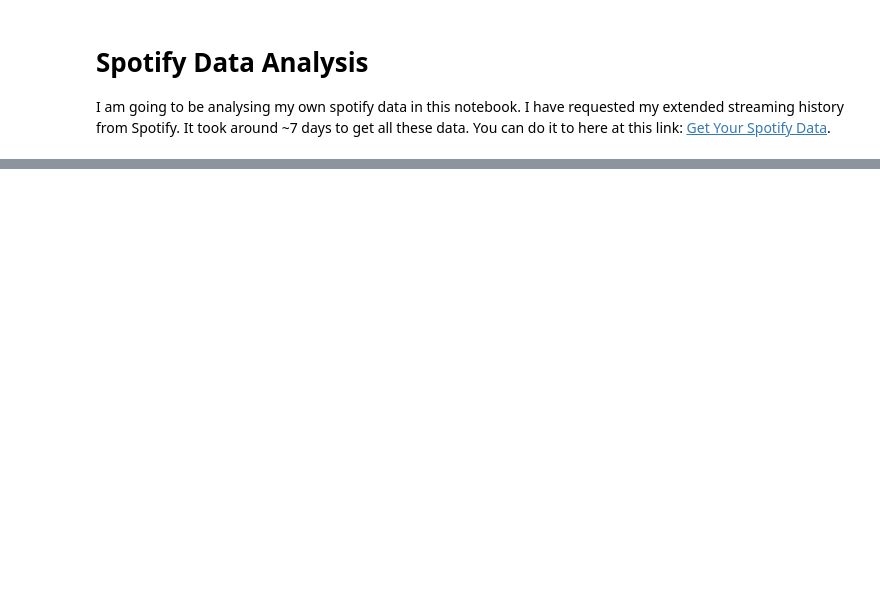
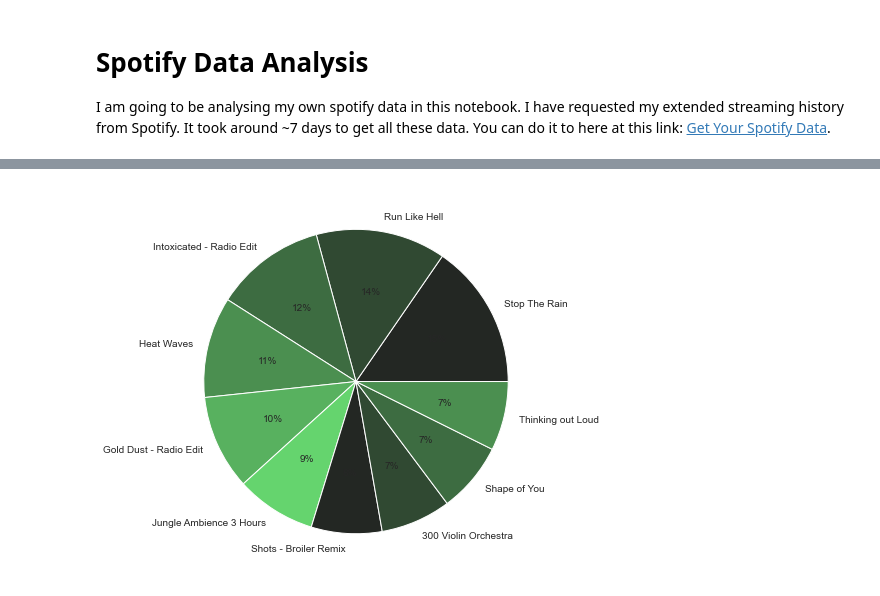
Before and after one commit to ChandlerKenworthy/SpotifyDataAnalysis, a Jupyter notebook: SpotifyAnalysis.ipynb, the cells around one changed output, grey strips where cells are left out. Saved outputs shown, nothing was run; the diff lists cells and outputs as text; code cells hidden in the pictures; blank space fills up the shorter version.

Commit message:
Basic top artist and top song analysis

```diff
--- a/SpotifyAnalysis.ipynb
+++ b/SpotifyAnalysis.ipynb
@@ -21,0 +20,19 @@ df[]
+# %%
+df = pd.DataFrame(columns=["artistName", "trackName", "endTime", "secsPlayed"])
+artists = []
+tracks = []
+endTimes = []
+sPlayed = []
+for trackItem in history:
+    artists.append(trackItem["artistName"])
+    tracks.append(trackItem["trackName"])
+    endTimes.append(trackItem["endTime"])
+    # Convert ms to seconds, most listening times should be on the order of seconds/mins
+    sPlayed.append(trackItem["msPlayed"]/1E+3)
+
+df["artistName"] = artists
+df["trackName"] = tracks
+df["endTime"] = endTimes
+df["secsPlayed"] = sPlayed
+# Check that everything looks reasonable
+df.head()
@@ -21,0 +49,12 @@ df[]
+# %%
+# Convert the time strings to a datetime object
+df["endTime"] = pd.to_datetime(df["endTime"])
+
+# Count occurences of each song and add it as a new column
+value_counts = df["trackName"].value_counts()
+df["timesPlayed"] = [value_counts.loc[name] for name in df.trackName]
+
+# Sort by the play count
+df.sort_values(["timesPlayed"], axis=0, inplace=True, ascending=False)
+
+df.head()
@@ -21,0 +71,13 @@ df[]
+# %%
+df_by_track = df.groupby("trackName")
+# %%
+# Get my top 10 most listened to tracks, by total stream time
+top_songs = df_by_track["secsPlayed"].sum().sort_values(ascending=False)[0:10]
+
+# Scale the times down to 360 so it fits in a pie-chart nicely
+cmap = sns.color_palette("dark:#65d46e", as_cmap=False)
+fig, ax = plt.subplots(1, 1, figsize=(7, 7))
+plt.pie(top_songs, labels=top_songs.index, autopct='%.0f%%', colors=cmap)
+plt.show()
+# %% [output]
+[figure, added]
```
Also changed, not shown: parts of 13 cells of this notebook.
